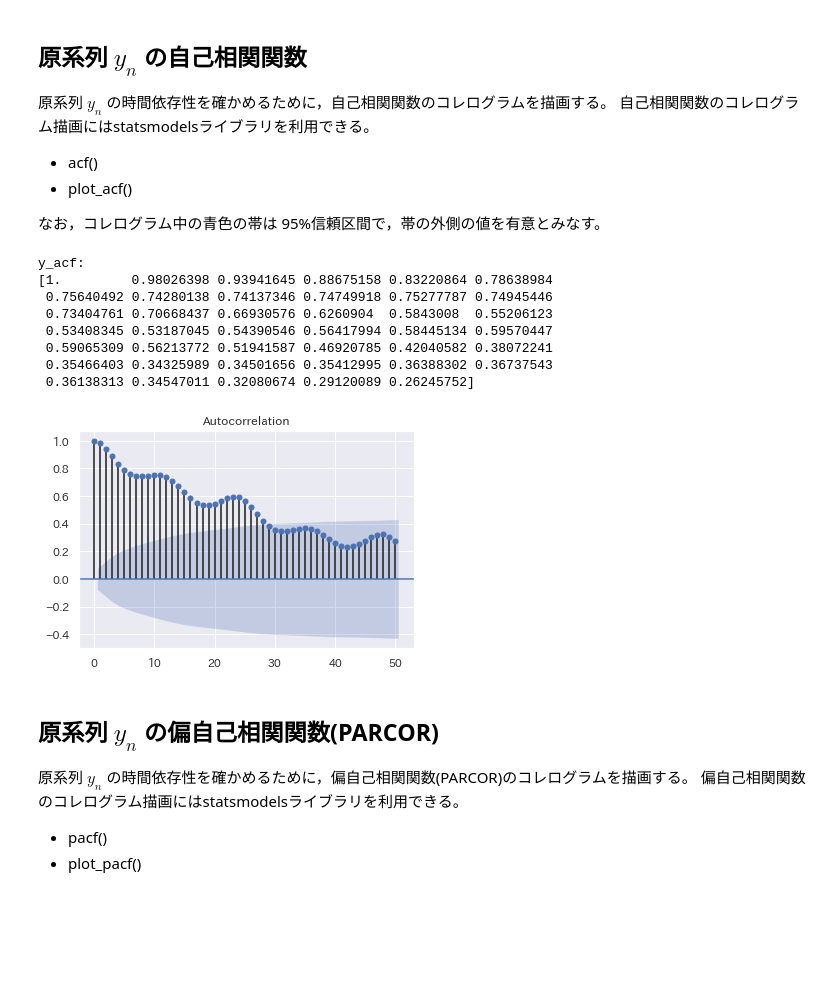
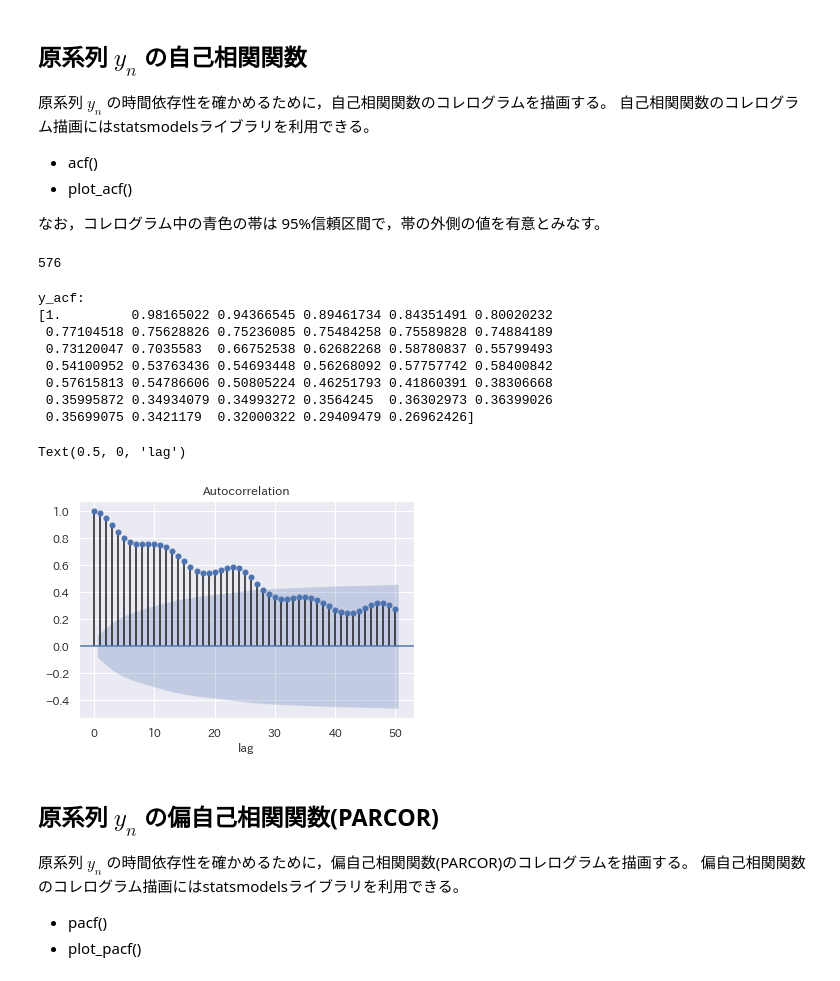
Before and after one commit to msiplab/EicEngLabIV, a Jupyter notebook: example02_04.ipynb, the cells around one changed output. Cells and saved outputs as stored; diff of their text form; code cells hidden in the pictures; blank space fills up the shorter version.

```diff
--- a/example02_04.ipynb
+++ b/example02_04.ipynb
@@ -88,14 +88,17 @@ pandas ライブラリの DataFrame オブジェクトに変換
 # %%
 # 解析期間の設定
 dts = '2020040100' # '2020030100' # 開始日時
-dte = '2020042723' # '2020032823' # 終了日時
-# 予測期間の設定
-dtsp = '2020032900' # 予測開始日時
-dtep = '2020033123' # 予測終了日時
+dte = '2020043023' # '2020033123' # 終了日時
+# テスト期間（後半）の割合
+testdataratio = 0.2
 
 # datetime 形式に変換
 dts00 = pd.to_datetime(dts+'00').tz_localize('Asia/Tokyo')
 dte00 = pd.to_datetime(dte+'00').tz_localize('Asia/Tokyo')
 df_timeseries = df_full[(df_full.t>=dts00) & (df_full.t<=dte00)]
+df_timeseries = df_timeseries.reset_index()
 display(df_timeseries)
+ntest = int(np.ceil(testdataratio*len(df_timeseries)))
+ntrain = len(df_timeseries) - ntest
+print('#訓練データ（前部） : #テストデータ（後部） = {0:d} : {1:d}'.format(ntrain,ntest))
 # %% [output]
@@ -154,22 +158,26 @@ ax = df_timeseries.plot(x='t', y='y_fillna', figsize=(16,4), title=strtitle)
 # %%
 import statsmodels.api as sm
 from statsmodels.tsa import stattools
 
-y_series = df_timeseries['y_fillna']
+y_series = df_timeseries['y_fillna'][:ntrain] # 訓練データ
+display(len(y_series))
 y_acf = sm.tsa.stattools.acf(y_series)
 print('y_acf:')
 print(y_acf)
 fig = sm.graphics.tsa.plot_acf(y_series, lags=maxlag)
+fig.axes[0].set_xlabel('lag')
 # %% [output]
-y_acf:
-[1.         0.98026398 0.93941645 0.88675158 0.83220864 0.78638984
- 0.75640492 0.74280138 0.74137346 0.74749918 0.75277787 0.74945446
- 0.73404761 0.70668437 0.66930576 0.6260904  0.5843008  0.55206123
- 0.53408345 0.53187045 0.54390546 0.56417994 0.58445134 0.59570447
- 0.59065309 0.56213772 0.51941587 0.46920785 0.42040582 0.38072241
- 0.35466403 0.34325989 0.34501656 0.35412995 0.36388302 0.36737543
- 0.36138313 0.34547011 0.32080674 0.29120089 0.26245752]
+576
+y_acf:
+[1.         0.98165022 0.94366545 0.89461734 0.84351491 0.80020232
+ 0.77104518 0.75628826 0.75236085 0.75484258 0.75589828 0.74884189
+ 0.73120047 0.7035583  0.66752538 0.62682268 0.58780837 0.55799493
+ 0.54100952 0.53763436 0.54693448 0.56268092 0.57757742 0.58400842
+ 0.57615813 0.54786606 0.50805224 0.46251793 0.41860391 0.38306668
+ 0.35995872 0.34934079 0.34993272 0.3564245  0.36302973 0.36399026
+ 0.35699075 0.3421179  0.32000322 0.29409479 0.26962426]
+Text(0.5, 0, 'lag')
-[figure, old version]
+[figure, new version]
 # %% [markdown]
 
 
```
Also changed, not shown: parts of 15 cells of this notebook.
